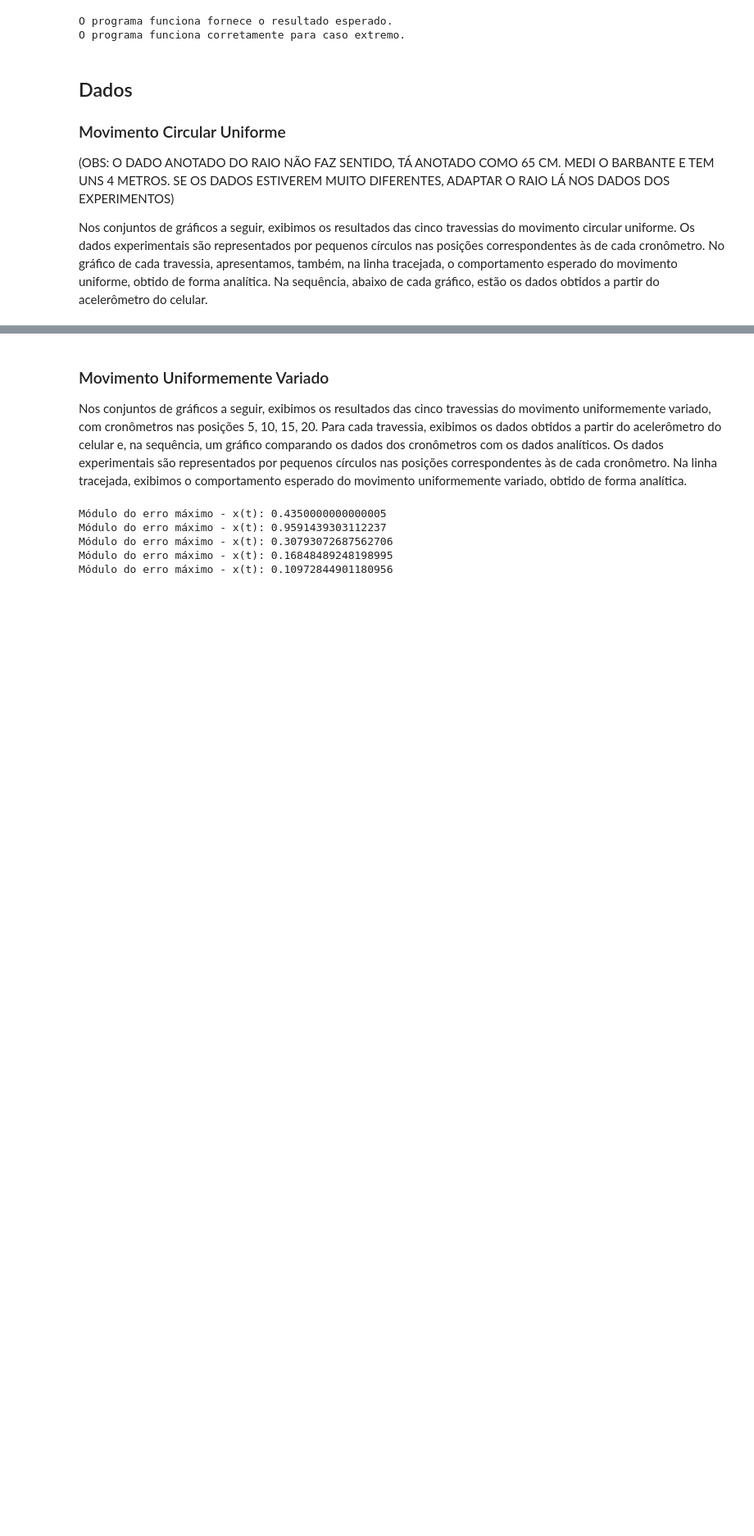
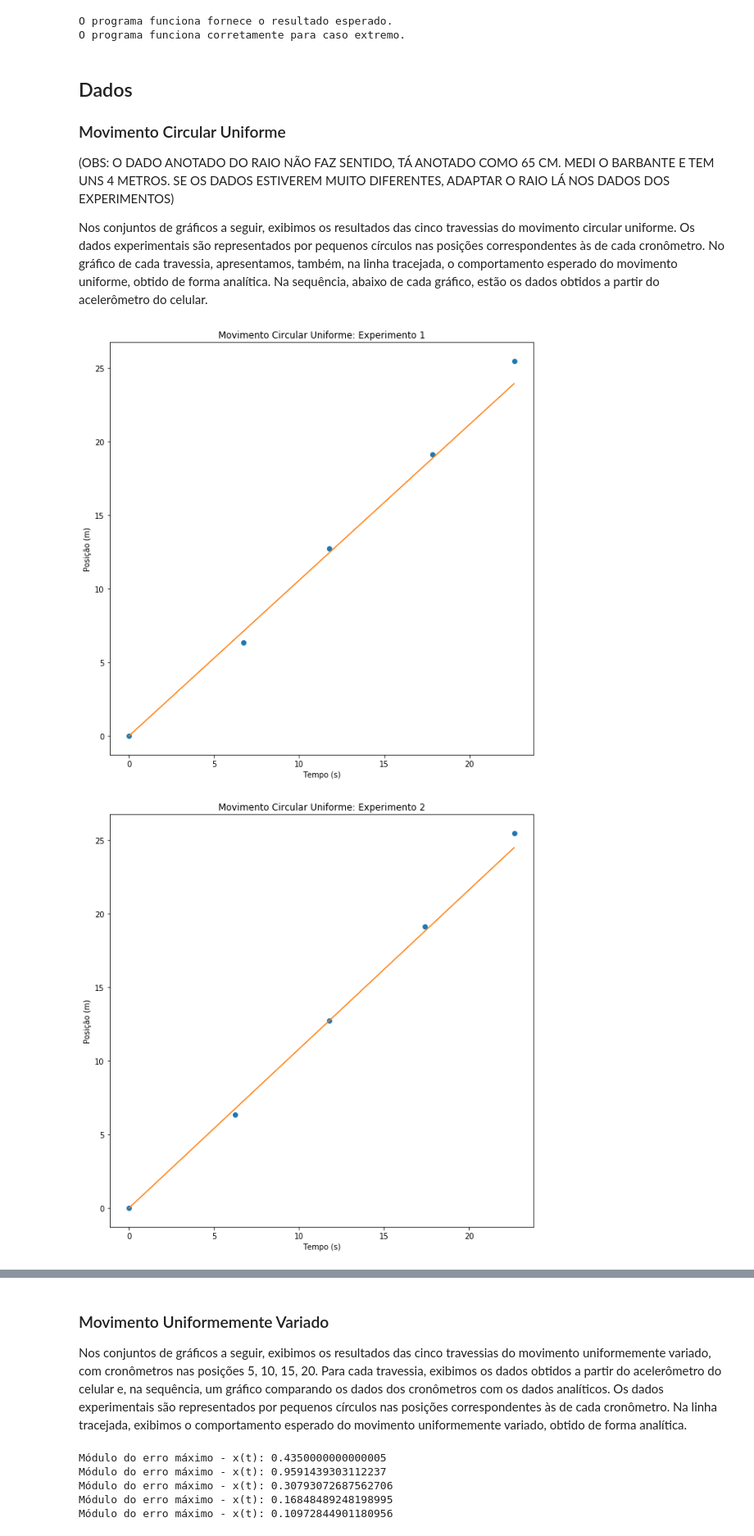
Before and after one commit to yambanis/MAC0209---Modelagem-e-Simulacao, a Jupyter notebook: EP2/Relatório.ipynb, the cells around one changed output, grey strips where cells are left out. Shown at 82% size. Saved outputs shown, nothing was run; the diff lists cells and outputs as text; code cells hidden in the pictures; blank space fills up the shorter version.

```diff
--- a/EP2/Relatório.ipynb
+++ b/EP2/Relatório.ipynb
@@ -297,0 +302,15 @@ Nos conjuntos de gráficos a seguir, exibimos os resultados das cinco travessias
+# %%
+def calc_angular_vel(time_list):
+    n = len(time_list) - 1
+    cron = np.array(time_list[1:])
+    return np.mean(np.linspace(1, n, n) * (np.pi / (2 * cron)))
+
+for i, exp in enumerate(experiments):
+    mean = calc_angular_vel(exp)
+    t = np.array(exp)
+    prepara_figura("Movimento Circular Uniforme: Experimento {}".format(i + 1) , 'Tempo (s)', 'Posição (m)')
+    plt.plot(t, radius * np.linspace(0 , 2 * np.pi, 5), 'o')
+    plt.plot(t, radius * mean * t)
+# %% [output]
+[figure, added]
+[figure, added]
```
Also changed, not shown: parts of 7 cells of this notebook, 1 other file.
